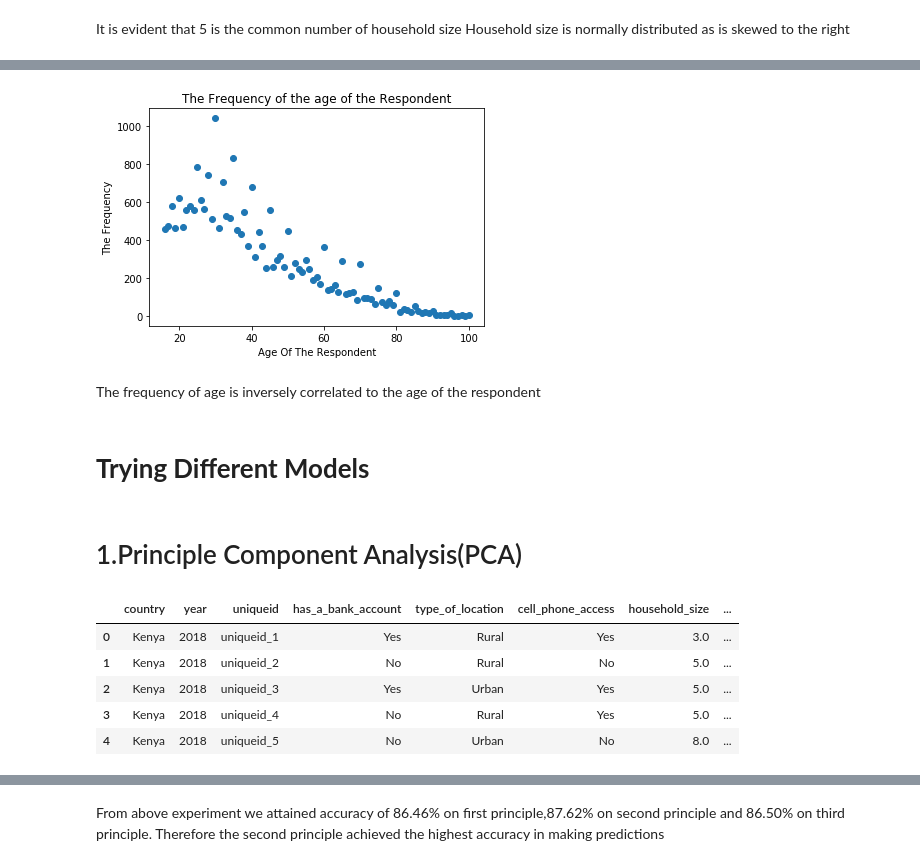
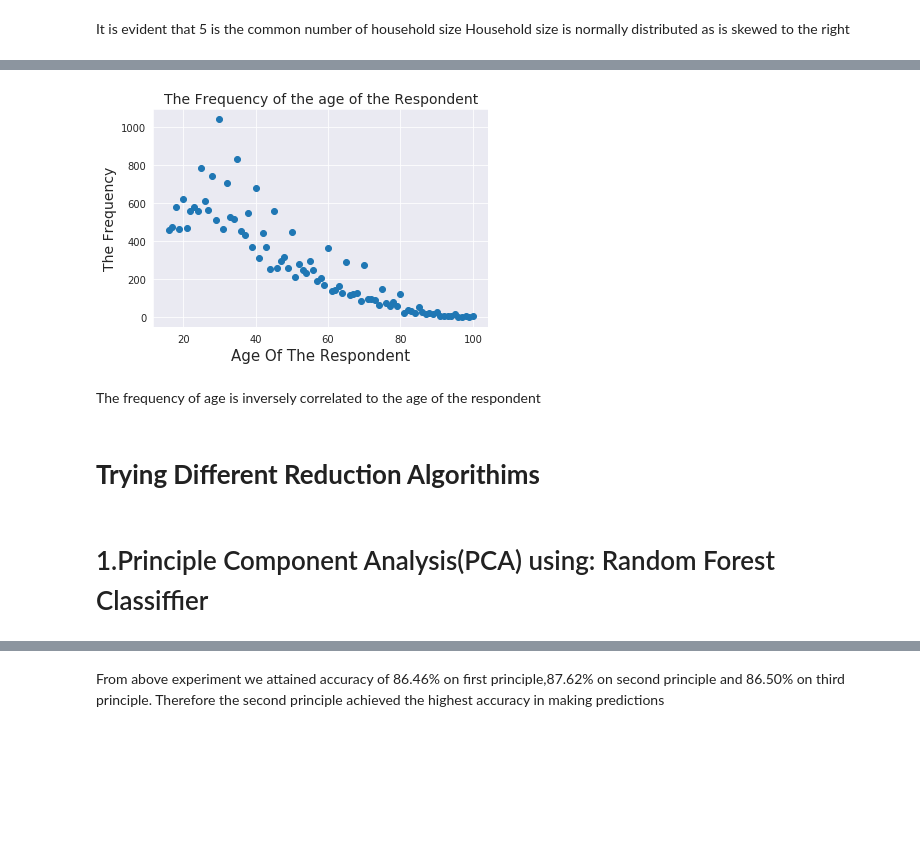
Before and after one commit to kaindoh/Financial-Inclusion-Data-Analysis, a Jupyter notebook: Individuals_are_most_likely_to_have_or_use_a_bank_account.ipynb, the cells around one changed output, grey strips where cells are left out. Drawn from its saved outputs; the diff is of its cells as text; code cells hidden in the pictures; blank space fills up the shorter version.

```diff
--- a/Individuals_are_most_likely_to_have_or_use_a_bank_account.ipynb
+++ b/Individuals_are_most_likely_to_have_or_use_a_bank_account.ipynb
@@ -480,0 +349,10 @@ plt.plot(household.index,household.values)
+# %%
+#plotting a bar plots on the type of location
+
+sns.set_style("darkgrid")
+sns.barplot(location.index,location.values)
+plt.xlabel("Type of location",fontsize=14)
+plt.ylabel("The Frequency of the location",fontsize=14)
+plt.title("Bar plots on the frequency of The Type of Location",fontsize=14)
+plt.legend(labels=location.index)
+plt.show()
@@ -480,0 +364,10 @@ plt.plot(household.index,household.values)
+# %%
+#plotting a bar plot of those who had bank account and those who dint
+
+sns.set_style("darkgrid")
+sns.barplot(bank.index,bank.values)
+plt.xlabel("Has_bank_Account",fontsize=14)
+plt.ylabel("The Frequency of bank accounts",fontsize=14)
+plt.title("Bar plots on the frequency of having bank accounts",fontsize=14)
+plt.legend(labels=bank.index)
+plt.show()
@@ -480,0 +407,9 @@ plt.plot(household.index,household.values)
+# %%
+#plotting bar plots of gender
+sns.set_style("darkgrid")
+sns.barplot(gender.index,gender.values)
+plt.xlabel("Gender",fontsize=14)
+plt.ylabel("The Frequency of gender",fontsize=14)
+plt.title("Bar plots on the frequency of Gender",fontsize=14)
+plt.legend(labels=gender.index)
+plt.show()
@@ -480,0 +444,8 @@ plt.plot(household.index,household.values)
+# %%
+sns.set_style("darkgrid")
+sns.barplot(type_of_job.index,type_of_job.values)
+plt.xlabel("type_of_job",fontsize=14)
+plt.ylabel("The Frequency of type_of_job",fontsize=14)
+plt.title("Bar plots on the frequency of type_of_job",fontsize=14)
+plt.xticks(rotation=90)
+plt.show()
@@ -503,27 +554,18 @@ respondent_age
 100.0       5
 Name: respondent_age, Length: 85, dtype: int64
 # %%
-#plotting scatter plot
+#plotting scatter plot of the respondent age
 plt.scatter(respondent_age.index,respondent_age.values)
-plt.xlabel("Age Of The Respondent")
-plt.ylabel("The Frequency")
-plt.title("The Frequency of the age of the Respondent")
+plt.xlabel("Age Of The Respondent",fontsize=15)
+plt.ylabel("The Frequency",fontsize=14)
+plt.title("The Frequency of the age of the Respondent",fontsize=14)
 plt.show()
 # %% [output]
-[figure, old version]
+[figure, new version]
 # %% [markdown]
 The frequency of age is inversely correlated to the age  of the respondent
 # %% [markdown]
-# **Trying Different Models**
+# **Trying Different Reduction Algorithims**
 # %% [markdown]
-# 1.Principle Component Analysis(PCA)
+# 1.Principle Component Analysis(PCA) using: Random Forest Classiffier
-# %%
-df.head()
-# %% [output]
-|  | country | year | uniqueid | has_a_bank_account | type_of_location | cell_phone_access | household_size | ... |
-| 0 | Kenya | 2018 | uniqueid_1 | Yes | Rural | Yes | 3.0 | ... |
-| 1 | Kenya | 2018 | uniqueid_2 | No | Rural | No | 5.0 | ... |
-| 2 | Kenya | 2018 | uniqueid_3 | Yes | Urban | Yes | 5.0 | ... |
-| 3 | Kenya | 2018 | uniqueid_4 | No | Rural | Yes | 5.0 | ... |
-| 4 | Kenya | 2018 | uniqueid_5 | No | Urban | No | 8.0 | ... |
 # %%
```
Also changed, not shown: parts of 100 cells of this notebook.
